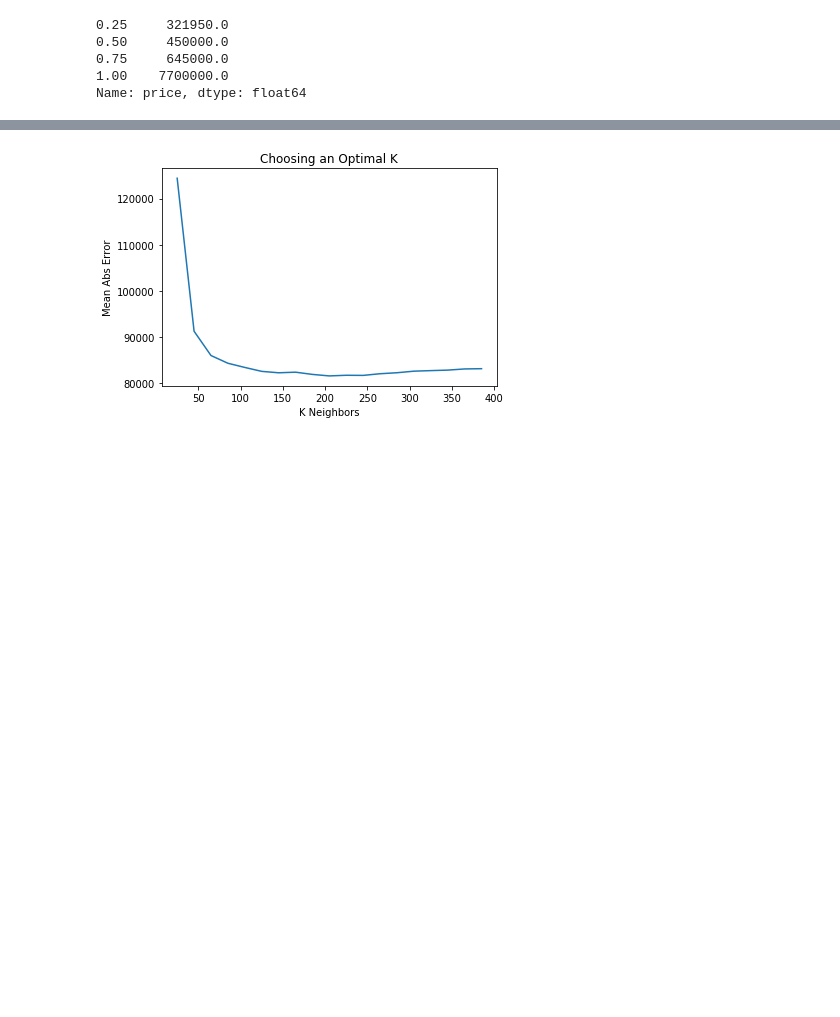
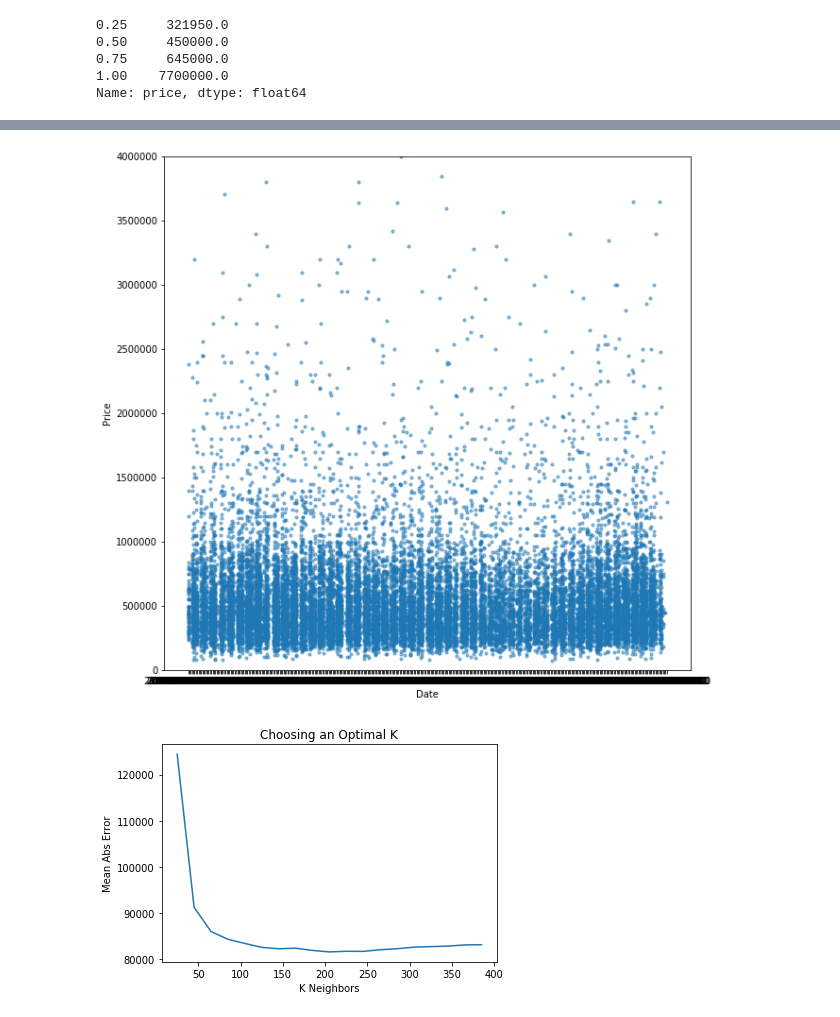
Before and after one commit to jabraunlin/kc_housing_prediction, a Jupyter notebook: Untitled-Copy1.ipynb, the cells around one changed output, grey strips where cells are left out. Cells and saved outputs as stored; diff of their text form; code cells hidden in the pictures; blank space fills up the shorter version.

```diff
--- a/Untitled-Copy1.ipynb
+++ b/Untitled-Copy1.ipynb
@@ -89,3 +114,12 @@ plt.legend()
+# %%
+plt.figure(figsize=(10,10))
+plt.scatter(data['date'],data['price'],alpha=0.5,s=10)
+plt.ylim(0,4000000)
+plt.xlabel('Date')
+plt.ylabel('Price')
+plt.savefig('price_over_time.png')
+# %% [output]
+[figure, added]
 # %%
 data.date = pd.to_datetime(data.date)
 split_date = data.date.quantile(q=0.8)
```
Also changed, not shown: parts of 4 cells of this notebook, 4 other files.
